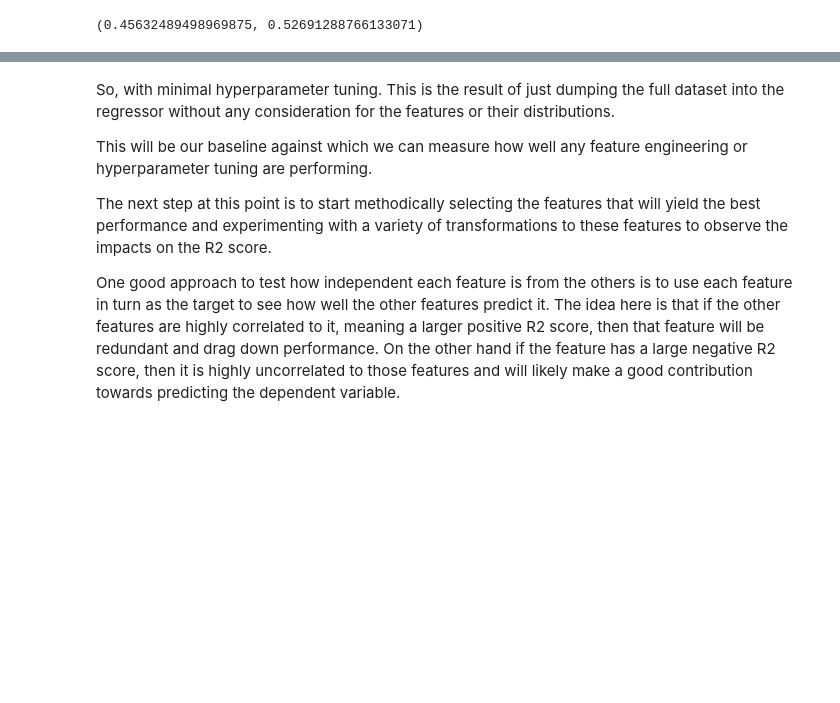
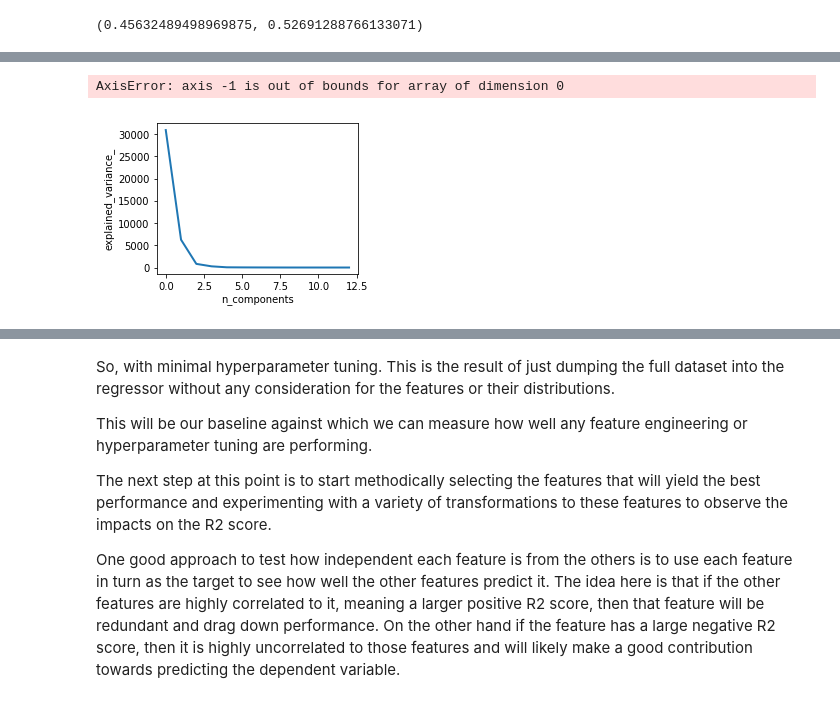
Before and after one commit to Tashwini12/Boston-Housing, a Jupyter notebook: boston_housing2.ipynb, the cells around one changed output, grey strips where cells are left out. Saved outputs shown, nothing was run; the diff lists cells and outputs as text; code cells hidden in the pictures; blank space fills up the shorter version.

```diff
--- a/boston_housing2.ipynb
+++ b/boston_housing2.ipynb
@@ -618,3 +645,45 @@ pca_results = rs.pca_results(features_scale, pca)
+# %%
+from sklearn import linear_model, decomposition, datasets
+from sklearn.pipeline import Pipeline
+from sklearn.model_selection import GridSearchCV
+
+lasso = linear_model.LassoCV(n_jobs=-1)
+
+pca = decomposition.PCA()
+pipe = Pipeline(steps=[('pca', pca), ('lasso', lasso)])
+
+#digits = datasets.load_digits()
+X_digits = features
+y_digits = prices
+
+# Plot the PCA spectrum
+pca.fit(X_digits)
+
+plt.figure(1, figsize=(4, 3))
+plt.clf()
+plt.axes([.2, .2, .7, .7])
+plt.plot(pca.explained_variance_, linewidth=2)
+plt.axis('tight')
+plt.xlabel('n_components')
+plt.ylabel('explained_variance_')
+
+# Prediction
+n_components = [3, 5, 13]
+alphas = [0.01, 0.1, 1.0]
+
+# Parameters of pipelines can be set using ‘__’ separated parameter names:
+estimator = GridSearchCV(pipe,
+                         dict(pca__n_components=n_components,
+                              lasso__alphas=alphas), n_jobs=-1)
+estimator.fit(X_digits, y_digits)
+
+plt.axvline(estimator.best_estimator_.named_steps['pca'].n_components,
+            linestyle=':', label='n_components chosen')
+plt.legend(prop=dict(size=12))
+plt.show()
+# %% [output]
+AxisError: axis -1 is out of bounds for array of dimension 0
+[figure, added]
 # %%
 def performance_metric(y_true, y_predict, scorer):
     """ Calculates and returns the performance score between
```
Also changed, not shown: parts of 38 cells of this notebook, 2 other files.
